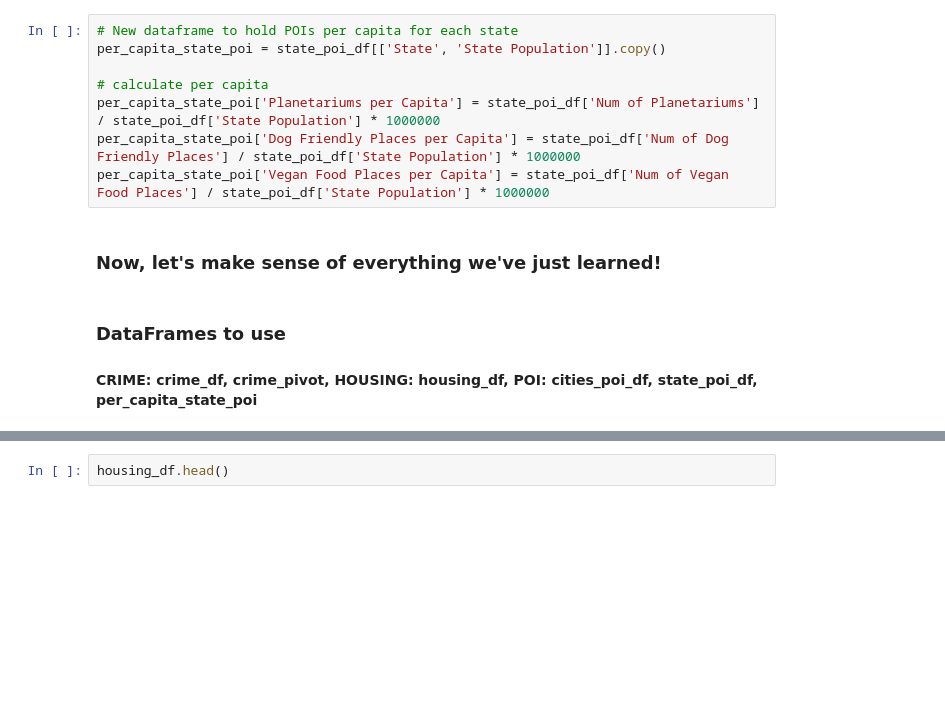
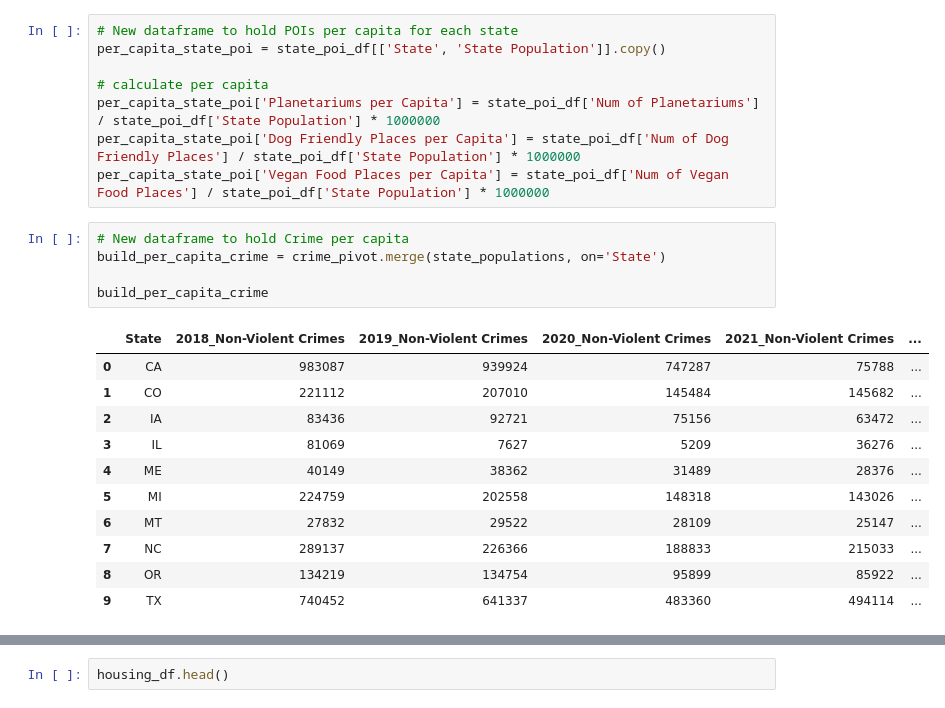
Before and after one commit to drainlm/Personalized-Relocation-Helper-, a Jupyter notebook: GroupThreeProjectOne.ipynb, the cells around one changed output, grey strips where cells are left out. Saved outputs shown, nothing was run; the diff lists cells and outputs as text; blank space fills up the shorter version.

```diff
--- a/GroupThreeProjectOne.ipynb
+++ b/GroupThreeProjectOne.ipynb
@@ -312,8 +287,20 @@ per_capita_state_poi = state_poi_df[['State', 'State Population']].copy()
 per_capita_state_poi['Planetariums per Capita'] = state_poi_df['Num of Planetariums'] / state_poi_df['State Population'] * 1000000
 per_capita_state_poi['Dog Friendly Places per Capita'] = state_poi_df['Num of Dog Friendly Places'] / state_poi_df['State Population'] * 1000000
 per_capita_state_poi['Vegan Food Places per Capita'] = state_poi_df['Num of Vegan Food Places'] / state_poi_df['State Population'] * 1000000
-# %% [markdown]
-### Now, let's make sense of everything we've just learned!
-# %% [markdown]
-### DataFrames to use
-#### CRIME: crime_df, crime_pivot, HOUSING: housing_df, POI: cities_poi_df, state_poi_df, per_capita_state_poi
+# %%
+# New dataframe to hold Crime per capita
+build_per_capita_crime = crime_pivot.merge(state_populations, on='State')
+
+build_per_capita_crime
+# %% [output]
+|  | State | 2018_Non-Violent Crimes | 2019_Non-Violent Crimes | 2020_Non-Violent Crimes | 2021_Non-Violent Crimes | ... |
+| 0 | CA | 983087 | 939924 | 747287 | 75788 | ... |
+| 1 | CO | 221112 | 207010 | 145484 | 145682 | ... |
+| 2 | IA | 83436 | 92721 | 75156 | 63472 | ... |
+| 3 | IL | 81069 | 7627 | 5209 | 36276 | ... |
+| 4 | ME | 40149 | 38362 | 31489 | 28376 | ... |
+| 5 | MI | 224759 | 202558 | 148318 | 143026 | ... |
+| 6 | MT | 27832 | 29522 | 28109 | 25147 | ... |
+| 7 | NC | 289137 | 226366 | 188833 | 215033 | ... |
+| 8 | OR | 134219 | 134754 | 95899 | 85922 | ... |
+| 9 | TX | 740452 | 641337 | 483360 | 494114 | ... |
```
Also changed, not shown: parts of 28 cells of this notebook.
